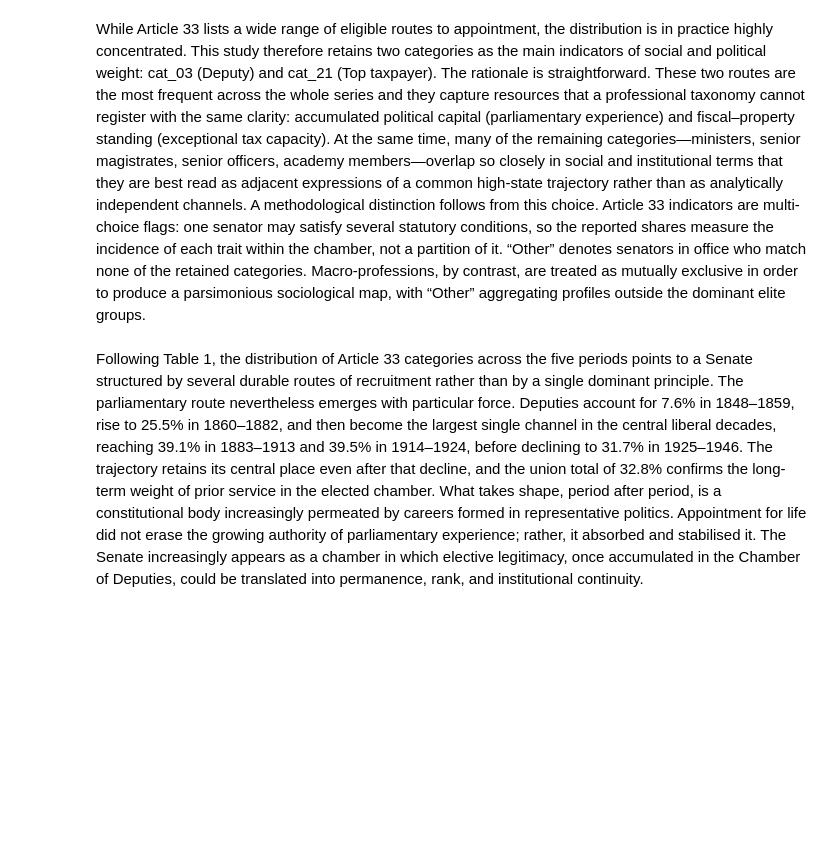
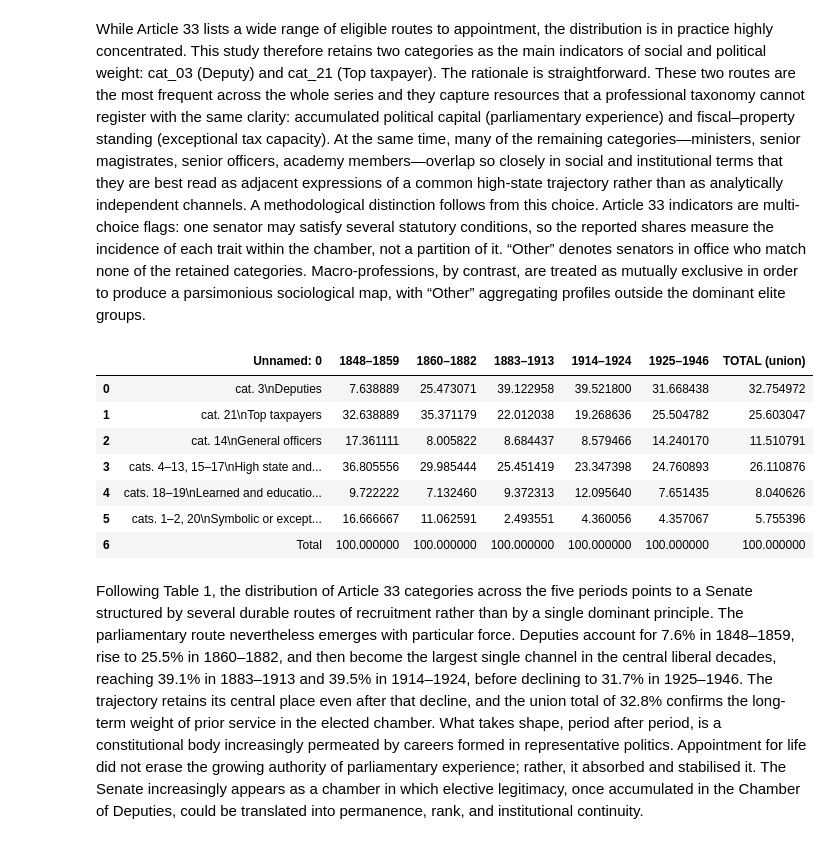
Before and after one commit to jdh-observer/SWcXGfZdavDc, a Jupyter notebook: article.ipynb, the cells around one changed output. Saved outputs shown, nothing was run; the diff lists cells and outputs as text; code cells hidden in the pictures; blank space fills up the shorter version.

```diff
--- a/article.ipynb
+++ b/article.ipynb
@@ -7331,6 +7331,16 @@ While Article 33 lists a wide range of eligible routes to appointment, the distr
 # %%
 import pandas as pd
 df = pd.read_csv("./script/table_art33_2cats_by_period_pct_v9.csv")
+df
+# %% [output]
+|  | Unnamed: 0 | 1848–1859 | 1860–1882 | 1883–1913 | 1914–1924 | 1925–1946 | TOTAL (union) |
+| 0 | cat. 3\nDeputies | 7.638889 | 25.473071 | 39.122958 | 39.521800 | 31.668438 | 32.754972 |
+| 1 | cat. 21\nTop taxpayers | 32.638889 | 35.371179 | 22.012038 | 19.268636 | 25.504782 | 25.603047 |
+| 2 | cat. 14\nGeneral officers | 17.361111 | 8.005822 | 8.684437 | 8.579466 | 14.240170 | 11.510791 |
+| 3 | cats. 4–13, 15–17\nHigh state and... | 36.805556 | 29.985444 | 25.451419 | 23.347398 | 24.760893 | 26.110876 |
+| 4 | cats. 18–19\nLearned and educatio... | 9.722222 | 7.132460 | 9.372313 | 12.095640 | 7.651435 | 8.040626 |
+| 5 | cats. 1–2, 20\nSymbolic or except... | 16.666667 | 11.062591 | 2.493551 | 4.360056 | 4.357067 | 5.755396 |
+| 6 | Total | 100.000000 | 100.000000 | 100.000000 | 100.000000 | 100.000000 | 100.000000 |
 # %% [markdown]
 
 Following Table 1, the distribution of Article 33 categories across the five periods points to a Senate structured by several durable routes of recruitment rather than by a single dominant principle. The parliamentary route nevertheless emerges with particular force. Deputies account for 7.6% in 1848–1859, rise to 25.5% in 1860–1882, and then become the largest single channel in the central liberal decades, reaching 39.1% in 1883–1913 and 39.5% in 1914–1924, before declining to 31.7% in 1925–1946. The trajectory retains its central place even after that decline, and the union total of 32.8% confirms the long-term weight of prior service in the elected chamber. What takes shape, period after period, is a constitutional body increasingly permeated by careers formed in representative politics. Appointment for life did not erase the growing authority of parliamentary experience; rather, it absorbed and stabilised it. The Senate increasingly appears as a chamber in which elective legitimacy, once accumulated in the Chamber of Deputies, could be translated into permanence, rank, and institutional continuity.
```
Also changed, not shown: parts of 1 cell of this notebook.
